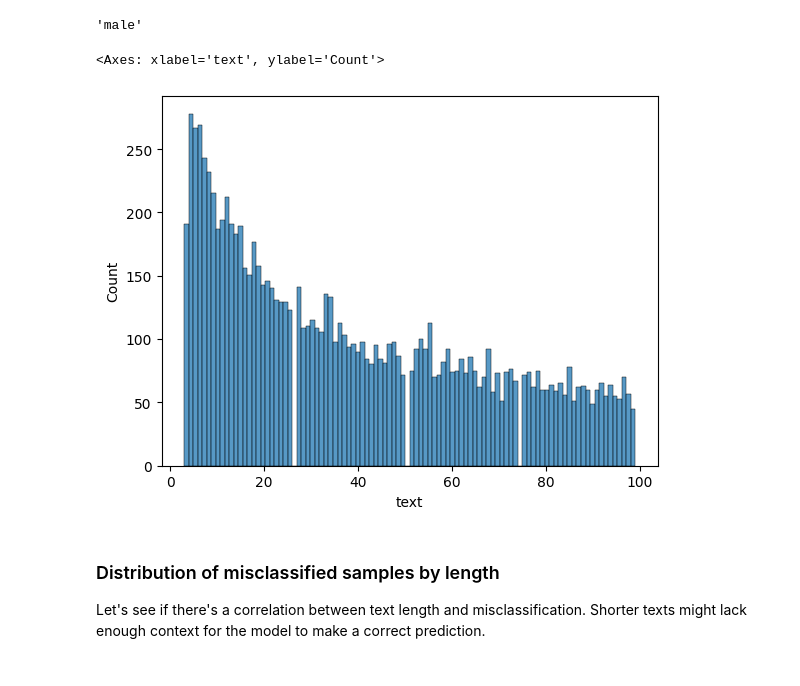
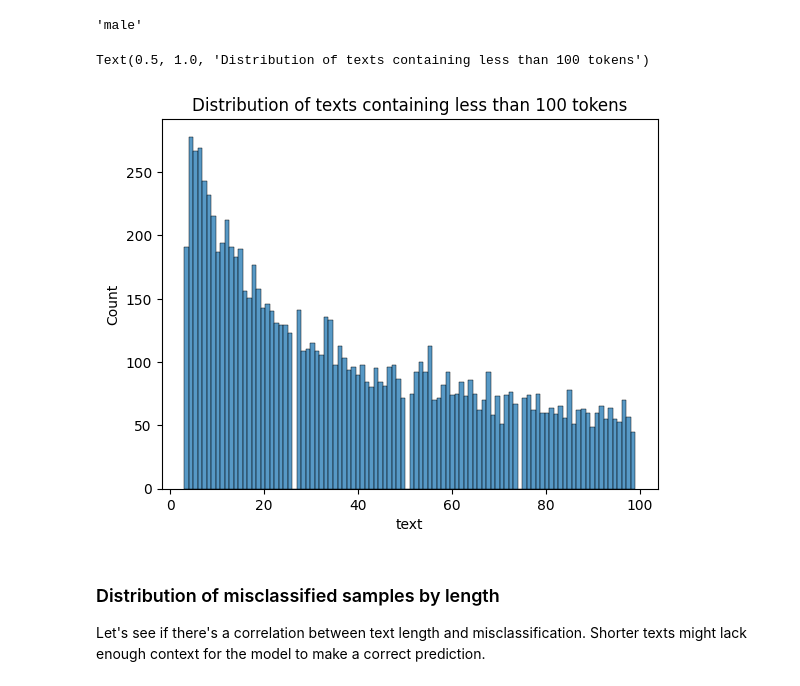
Before and after one commit to schwp/slm-user-modeling-research, a Jupyter notebook: notebook/phase_1_data_prep.ipynb, the cells around one changed output. Cells and saved outputs as stored; diff of their text form; code cells hidden in the pictures.

Commit message:
feat: better graphs

```diff
--- a/notebook/phase_1_data_prep.ipynb
+++ b/notebook/phase_1_data_prep.ipynb
@@ -136,14 +135,15 @@ y_true = y_test
 # %%
 import seaborn as sns
 
 
 X_test_wrong = X_test[X_test.index.isin(y_true[y_true != y_pred].index)]
 X_test_len = X_test[X_test.index.isin(y_true[y_true != y_pred].index)].str.split(' ').apply(len)
 
-sns.histplot(X_test_len[X_test_len < 100], bins=100)
+ax = sns.histplot(X_test_len[X_test_len < 100], bins=100)
+ax.set_title('Distribution of texts containing less than 100 tokens')
 # %% [output]
-<Axes: xlabel='text', ylabel='Count'>
+Text(0.5, 1.0, 'Distribution of texts containing less than 100 tokens')
-[figure, old version]
+[figure, new version]
 # %% [markdown]
 ### Distribution of misclassified samples by length
 
```
Also changed, not shown: parts of 4 cells of this notebook.
